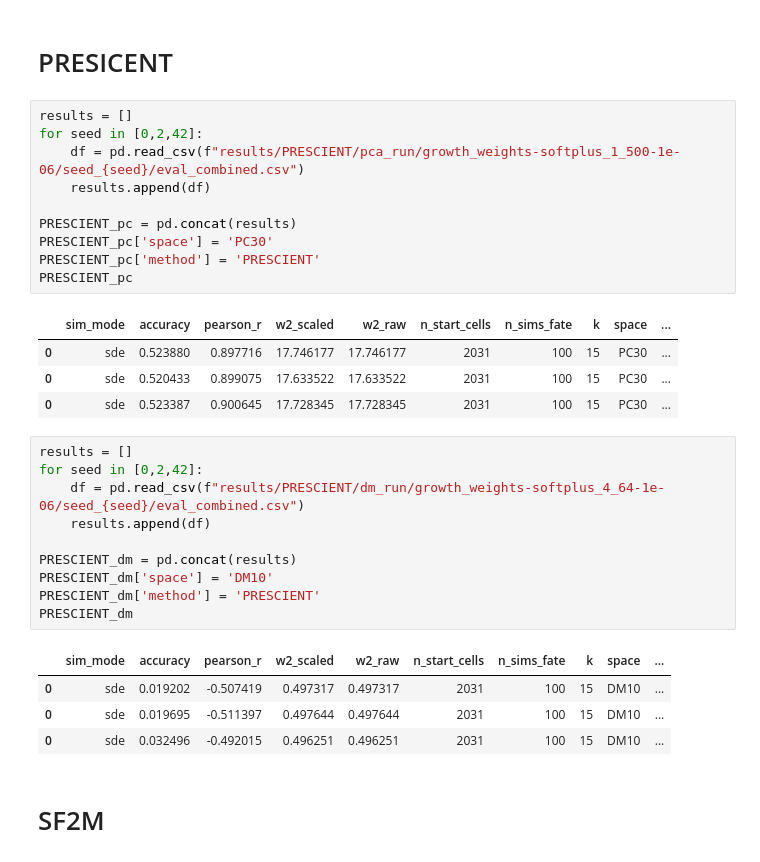
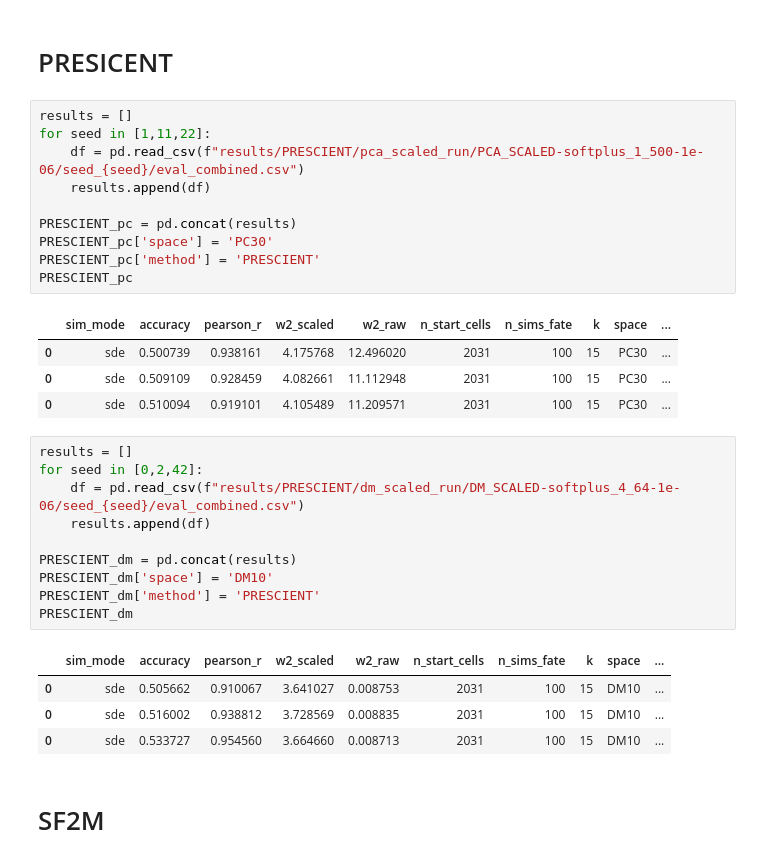
Before and after one commit to oZwZo/PINN_dynamics, a Jupyter notebook: scripts/benchmarking/2.w2_for_all.ipynb, the cells around one changed output. Drawn from its saved outputs; the diff is of its cells as text.

```diff
--- a/scripts/benchmarking/2.w2_for_all.ipynb
+++ b/scripts/benchmarking/2.w2_for_all.ipynb
@@ -306,23 +323,23 @@ TJN_dm
 # PRESICENT
 # %%
 results = []
-for seed in [0,2,42]:
-    df = pd.read_csv(f"results/PRESCIENT/pca_run/growth_weights-softplus_1_500-1e-06/seed_{seed}/eval_combined.csv")
+for seed in [1,11,22]:
+    df = pd.read_csv(f"results/PRESCIENT/pca_scaled_run/PCA_SCALED-softplus_1_500-1e-06/seed_{seed}/eval_combined.csv")
     results.append(df)
 
 PRESCIENT_pc = pd.concat(results)
 PRESCIENT_pc['space'] = 'PC30'
 PRESCIENT_pc['method'] = 'PRESCIENT'
 PRESCIENT_pc
 # %% [output]
 |  | sim_mode | accuracy | pearson_r | w2_scaled | w2_raw | n_start_cells | n_sims_fate | k | space | ... |
-| 0 | sde | 0.523880 | 0.897716 | 17.746177 | 17.746177 | 2031 | 100 | 15 | PC30 | ... |
-| 0 | sde | 0.520433 | 0.899075 | 17.633522 | 17.633522 | 2031 | 100 | 15 | PC30 | ... |
-| 0 | sde | 0.523387 | 0.900645 | 17.728345 | 17.728345 | 2031 | 100 | 15 | PC30 | ... |
+| 0 | sde | 0.500739 | 0.938161 | 4.175768 | 12.496020 | 2031 | 100 | 15 | PC30 | ... |
+| 0 | sde | 0.509109 | 0.928459 | 4.082661 | 11.112948 | 2031 | 100 | 15 | PC30 | ... |
+| 0 | sde | 0.510094 | 0.919101 | 4.105489 | 11.209571 | 2031 | 100 | 15 | PC30 | ... |
 # %%
 results = []
 for seed in [0,2,42]:
-    df = pd.read_csv(f"results/PRESCIENT/dm_run/growth_weights-softplus_4_64-1e-06/seed_{seed}/eval_combined.csv")
+    df = pd.read_csv(f"results/PRESCIENT/dm_scaled_run/DM_SCALED-softplus_4_64-1e-06/seed_{seed}/eval_combined.csv")
     results.append(df)
 
 PRESCIENT_dm = pd.concat(results)
@@ -331,9 +348,9 @@ PRESCIENT_dm['method'] = 'PRESCIENT'
 PRESCIENT_dm
 # %% [output]
 |  | sim_mode | accuracy | pearson_r | w2_scaled | w2_raw | n_start_cells | n_sims_fate | k | space | ... |
-| 0 | sde | 0.019202 | -0.507419 | 0.497317 | 0.497317 | 2031 | 100 | 15 | DM10 | ... |
-| 0 | sde | 0.019695 | -0.511397 | 0.497644 | 0.497644 | 2031 | 100 | 15 | DM10 | ... |
-| 0 | sde | 0.032496 | -0.492015 | 0.496251 | 0.496251 | 2031 | 100 | 15 | DM10 | ... |
+| 0 | sde | 0.505662 | 0.910067 | 3.641027 | 0.008753 | 2031 | 100 | 15 | DM10 | ... |
+| 0 | sde | 0.516002 | 0.938812 | 3.728569 | 0.008835 | 2031 | 100 | 15 | DM10 | ... |
+| 0 | sde | 0.533727 | 0.954560 | 3.664660 | 0.008713 | 2031 | 100 | 15 | DM10 | ... |
 # %% [markdown]
 # SF2M
 # %%
```
Also changed, not shown: parts of 17 cells of this notebook, 6 other files.
